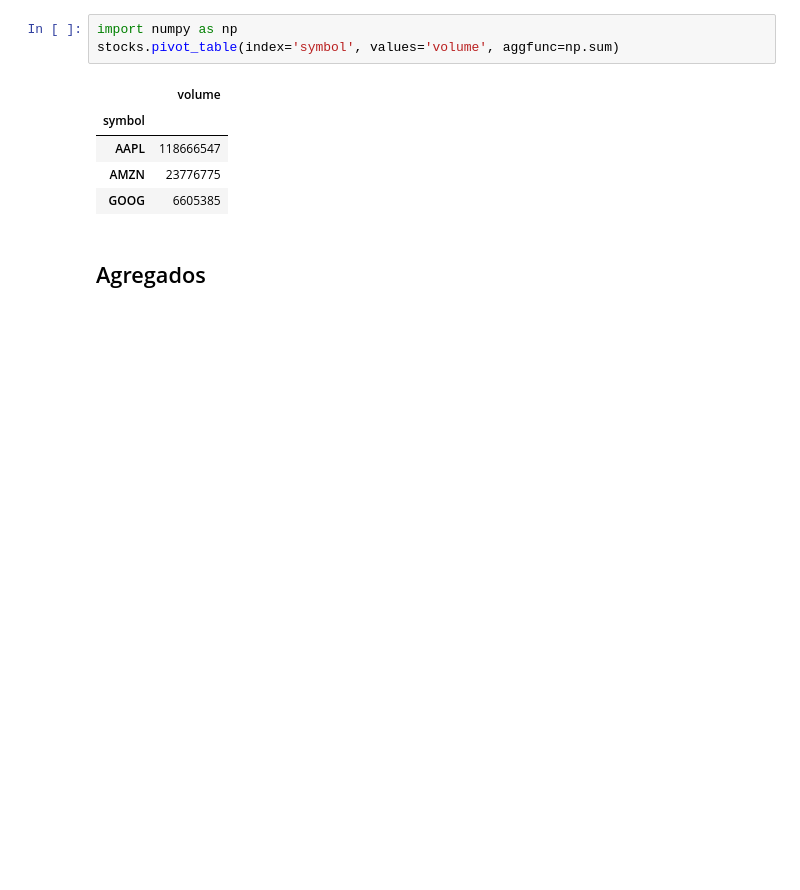
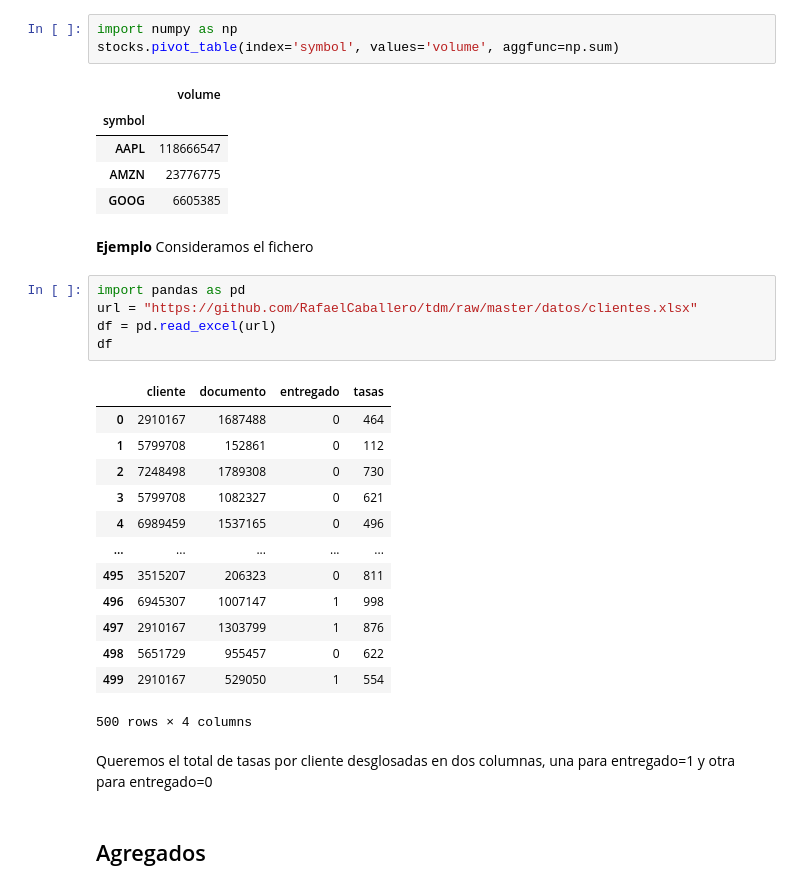
Before and after one commit to RafaelCaballero/APD, a Jupyter notebook: 13GirosYAgregaciones.ipynb, the cells around one changed output. Drawn from its saved outputs; the diff is of its cells as text; blank space fills up the shorter version.

```diff
--- a/13GirosYAgregaciones.ipynb
+++ b/13GirosYAgregaciones.ipynb
@@ -361,6 +355,29 @@ stocks.pivot_table(index='symbol', values='volume', aggfunc=np.sum)
 | AAPL | 118666547 |
 | AMZN | 23776775 |
 | GOOG | 6605385 |
+# %% [markdown]
+**Ejemplo** Consideramos el fichero
+# %%
+import pandas as pd
+url = "https://github.com/RafaelCaballero/tdm/raw/master/datos/clientes.xlsx"
+df = pd.read_excel(url)
+df
+# %% [output]
+|  | cliente | documento | entregado | tasas |
+| 0 | 2910167 | 1687488 | 0 | 464 |
+| 1 | 5799708 | 152861 | 0 | 112 |
+| 2 | 7248498 | 1789308 | 0 | 730 |
+| 3 | 5799708 | 1082327 | 0 | 621 |
+| 4 | 6989459 | 1537165 | 0 | 496 |
+| ... | ... | ... | ... | ... |
+| 495 | 3515207 | 206323 | 0 | 811 |
+| 496 | 6945307 | 1007147 | 1 | 998 |
+| 497 | 2910167 | 1303799 | 1 | 876 |
+| 498 | 5651729 | 955457 | 0 | 622 |
+| 499 | 2910167 | 529050 | 1 | 554 |
+500 rows × 4 columns
+# %% [markdown]
+Queremos el total de tasas por cliente desglosadas en dos columnas, una para entregado=1 y otra para entregado=0
 # %% [markdown]
 <a name="Agregaciones"></a>
 ## Agregados
```
Also changed, not shown: parts of 2 cells of this notebook.
